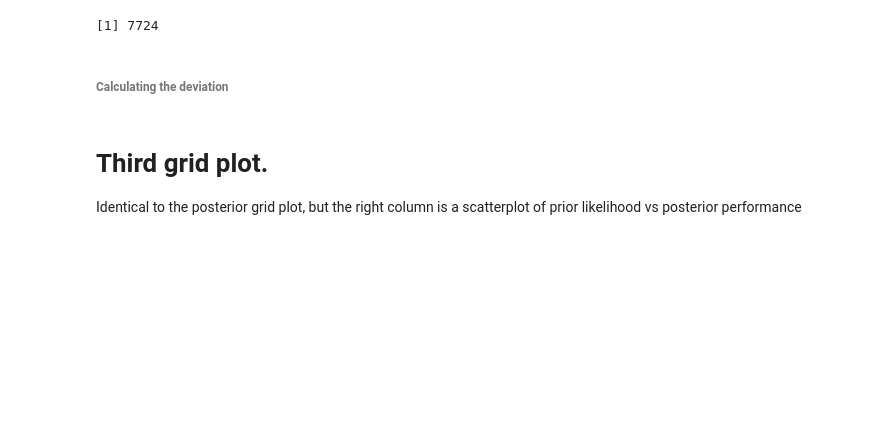
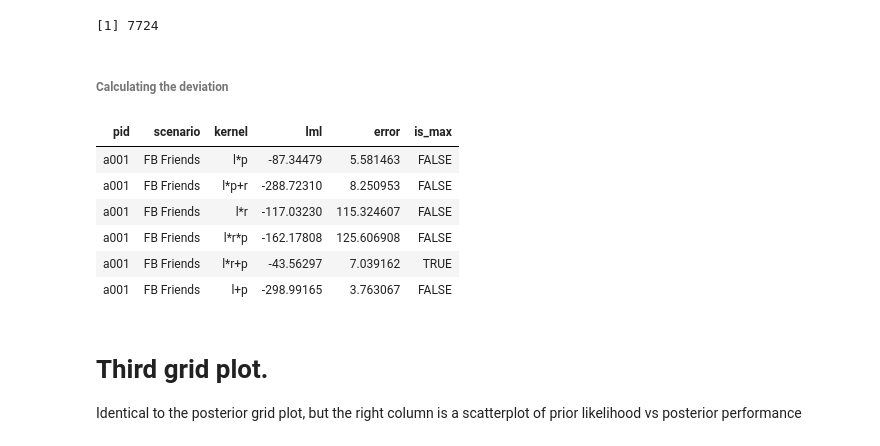
Before and after one commit to panchoqv/compforca, a Jupyter notebook: Data analysis/5- New grid plots (6x2 plots).ipynb, the cells around one changed output. Saved outputs shown, nothing was run; the diff lists cells and outputs as text; code cells hidden in the pictures; blank space fills up the shorter version.

```diff
--- a/Data analysis/5- New grid plots (6x2 plots).ipynb
+++ b/Data analysis/5- New grid plots (6x2 plots).ipynb
@@ -741,6 +734,16 @@ results_pred <- all_pred_data %>%
                     #summarize(error = calculate_mean_error(value, value_participant))
 
 results_pred <- add_is_max_column(results_pred)
+# %%
+results_pred %>% head
+# %% [output]
+| pid | scenario | kernel | lml | error | is_max |
+| a001 | FB Friends | l*p | -87.34479 | 5.581463 | FALSE |
+| a001 | FB Friends | l*p+r | -288.72310 | 8.250953 | FALSE |
+| a001 | FB Friends | l*r | -117.03230 | 115.324607 | FALSE |
+| a001 | FB Friends | l*r*p | -162.17808 | 125.606908 | FALSE |
+| a001 | FB Friends | l*r+p | -43.56297 | 7.039162 | TRUE |
+| a001 | FB Friends | l+p | -298.99165 | 3.763067 | FALSE |
 # %% [markdown]
 # Third grid plot.
 Identical to the posterior grid plot, but the right column is a scatterplot of prior likelihood vs posterior performance
```
Also changed, not shown: parts of 48 cells of this notebook, 2 other files.
